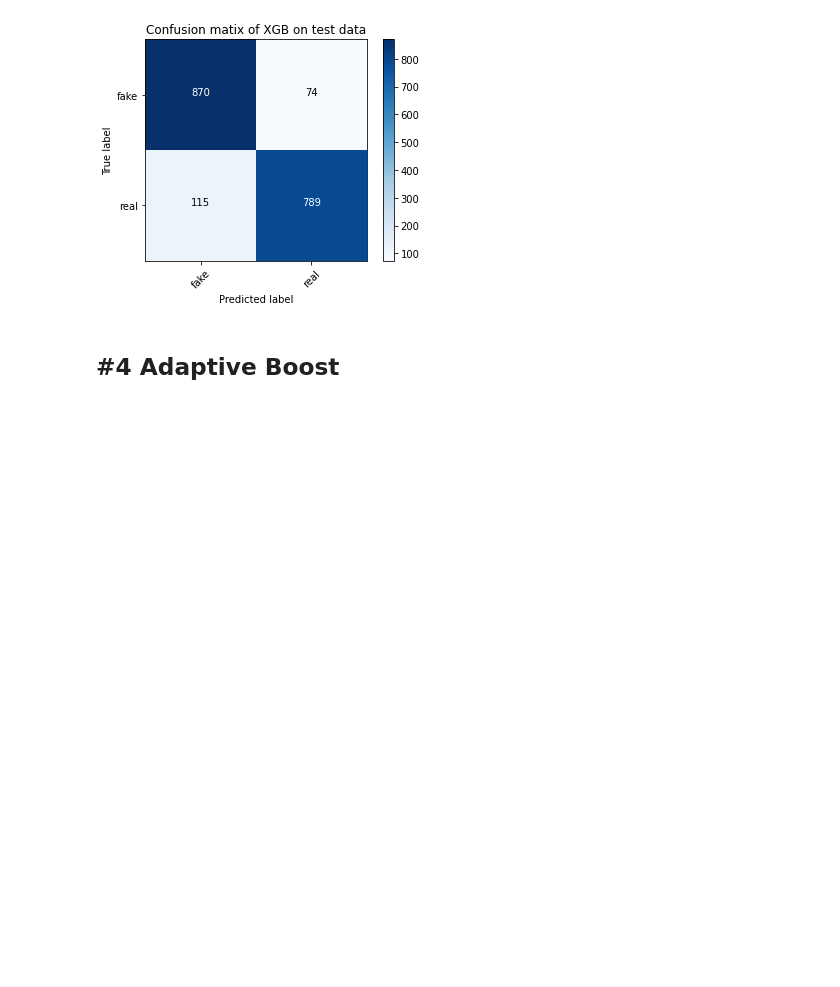
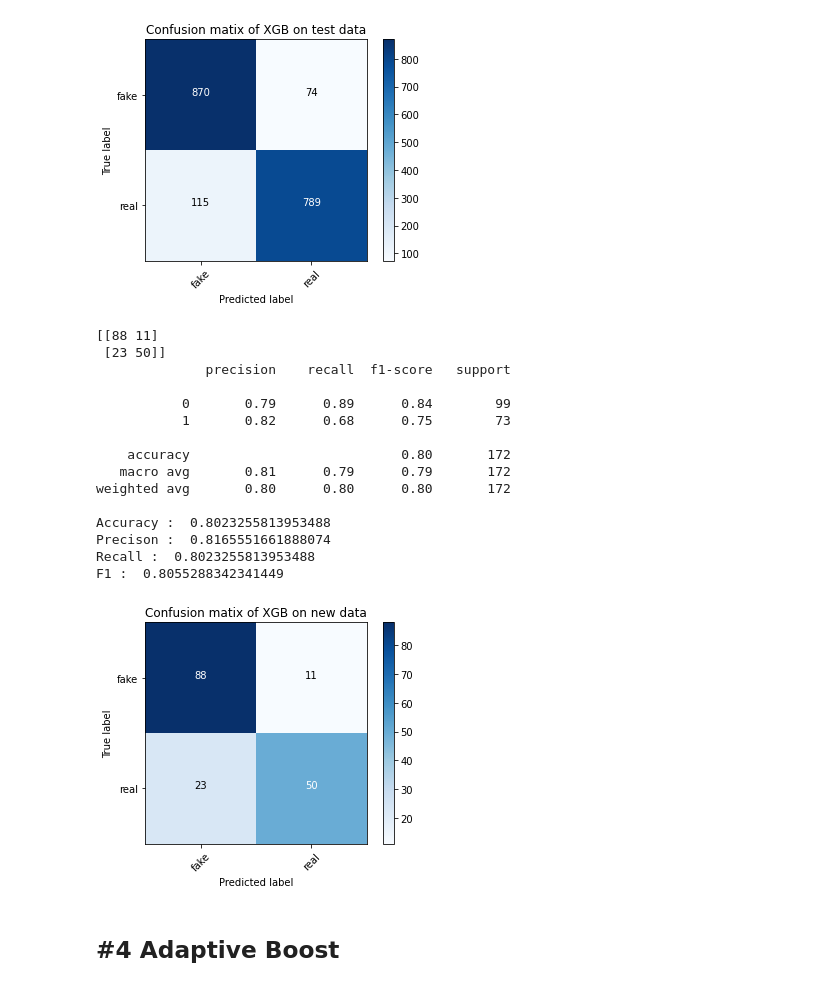
Before and after one commit to smkerr/COVID-fake-news-detection, a Jupyter notebook: model/fine-tuned-model-no-tweet2vec.ipynb, the cells around one changed output. Saved outputs shown, nothing was run; the diff lists cells and outputs as text; code cells hidden in the pictures; blank space fills up the shorter version.

```diff
--- a/model/fine-tuned-model-no-tweet2vec.ipynb
+++ b/model/fine-tuned-model-no-tweet2vec.ipynb
@@ -187,6 +200,9 @@ xgb_pred = xgb_pipeline.predict(X_val)
 
 #make pred on test
 xgb_pred_test = xgb_pipeline.predict(X_test)
+# %%
+#make pred on new data
+xgb_pred_new = xgb_pipeline.predict(X_new)
 # %%
 #save xgb model
 #pkl_filename = "/content/drive/MyDrive/Final Project/COVID-fake-news-detection/model/saved models/pickle_xgb_clf.pkl"
@@ -470,6 +536,28 @@ Precison :  0.8988104572044127
 Recall :  0.8977272727272727
 F1 :  0.8978269187423803
 [figure]
+# %%
+# display results new data
+print_metrics(xgb_pred_new, y_new)
+plot_confusion_matrix(confusion_matrix(y_new, xgb_pred_new),target_names=['fake','real'], normalize = False, \
+                      title = 'Confusion matix of XGB on new data')
+# %% [output]
+[[88 11]
+ [23 50]]
+              precision    recall  f1-score   support
+
+           0       0.79      0.89      0.84        99
+           1       0.82      0.68      0.75        73
+
+    accuracy                           0.80       172
+   macro avg       0.81      0.79      0.79       172
+weighted avg       0.80      0.80      0.80       172
+
+Accuracy :  0.8023255813953488
+Precison :  0.8165551661888074
+Recall :  0.8023255813953488
+F1 :  0.8055288342341449
+[figure, added]
 # %% [markdown]
 ## #4 Adaptive Boost
 # %%
```
Also changed, not shown: parts of 12 cells of this notebook.
